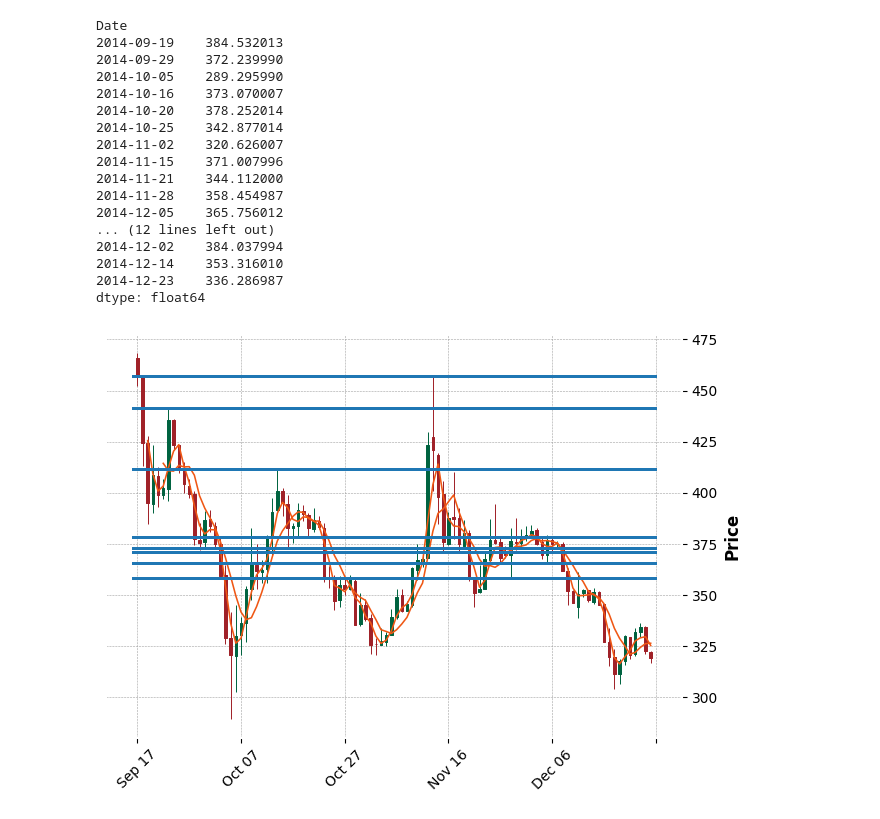
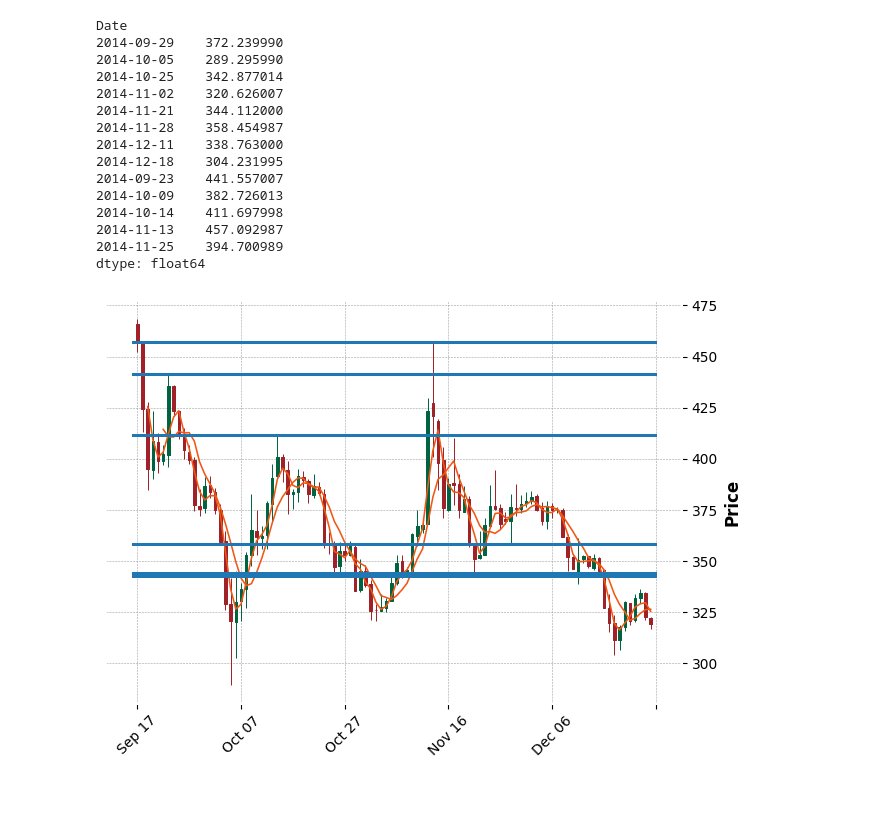
Before and after one commit to Generjet/binance_trader, a Jupyter notebook: jupyter/yfinancExtreme.ipynb, the cells around one changed output. Cells and saved outputs as stored; diff of their text form; code cells hidden in the pictures.

Commit message:
support resistance

```diff
--- a/jupyter/yfinancExtreme.ipynb
+++ b/jupyter/yfinancExtreme.ipynb
@@ -49,26 +51,24 @@ fig.show()
 # df.Low.rolling(5).min()
 #df.Low.rolling(5, center=True).min()  # fractal бодохын тулд өмнөх утгуудыг агуулсан хэсгээс бодно
 
-supports = df[df.Low == df.Low.rolling(5, center=True).min()].Low
-resistances = df[df.High == df.High.rolling(5, center=True).max()].High
+supports = df[df.Low == df.Low.rolling(8, center=True).min()].Low
+resistances = df[df.High == df.High.rolling(8, center=True).max()].High
 # merge them into one list
 levels = pd.concat([supports, resistances])
 levels
 # %% [output]
 Date
-2014-09-19    384.532013
 2014-09-29    372.239990
 2014-10-05    289.295990
-2014-10-16    373.070007
-2014-10-20    378.252014
 2014-10-25    342.877014
 2014-11-02    320.626007
-2014-11-15    371.007996
 2014-11-21    344.112000
 2014-11-28    358.454987
-2014-12-05    365.756012
-... (12 lines left out)
-2014-12-02    384.037994
-2014-12-14    353.316010
-2014-12-23    336.286987
+2014-12-11    338.763000
+2014-12-18    304.231995
+2014-09-23    441.557007
+2014-10-09    382.726013
+2014-10-14    411.697998
+2014-11-13    457.092987
+2014-11-25    394.700989
 dtype: float64
@@ -78,5 +75,5 @@ clean_levels = levels[abs(levels.diff() > 10)]
 # %%
-clean_levels = levels[abs(levels.diff() > 0)]
+clean_levels = levels[abs(levels.diff() > 10)]
 mpf.plot(df, type='candle', hlines=clean_levels.to_list(), style='charles', mav=(3, 6))
 # %% [output]
-[figure, old version]
+[figure, new version]
```
Also changed, not shown: parts of 11 cells of this notebook.
